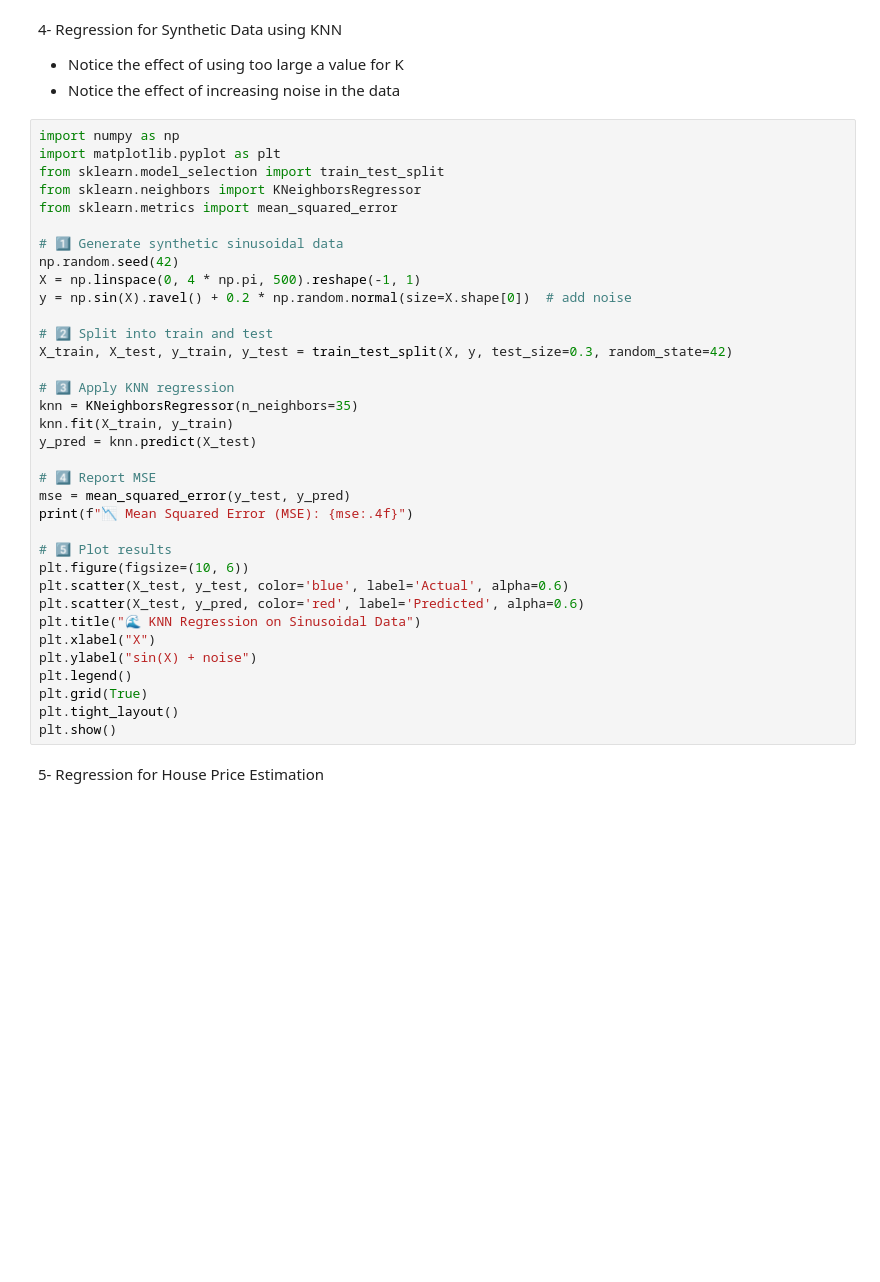
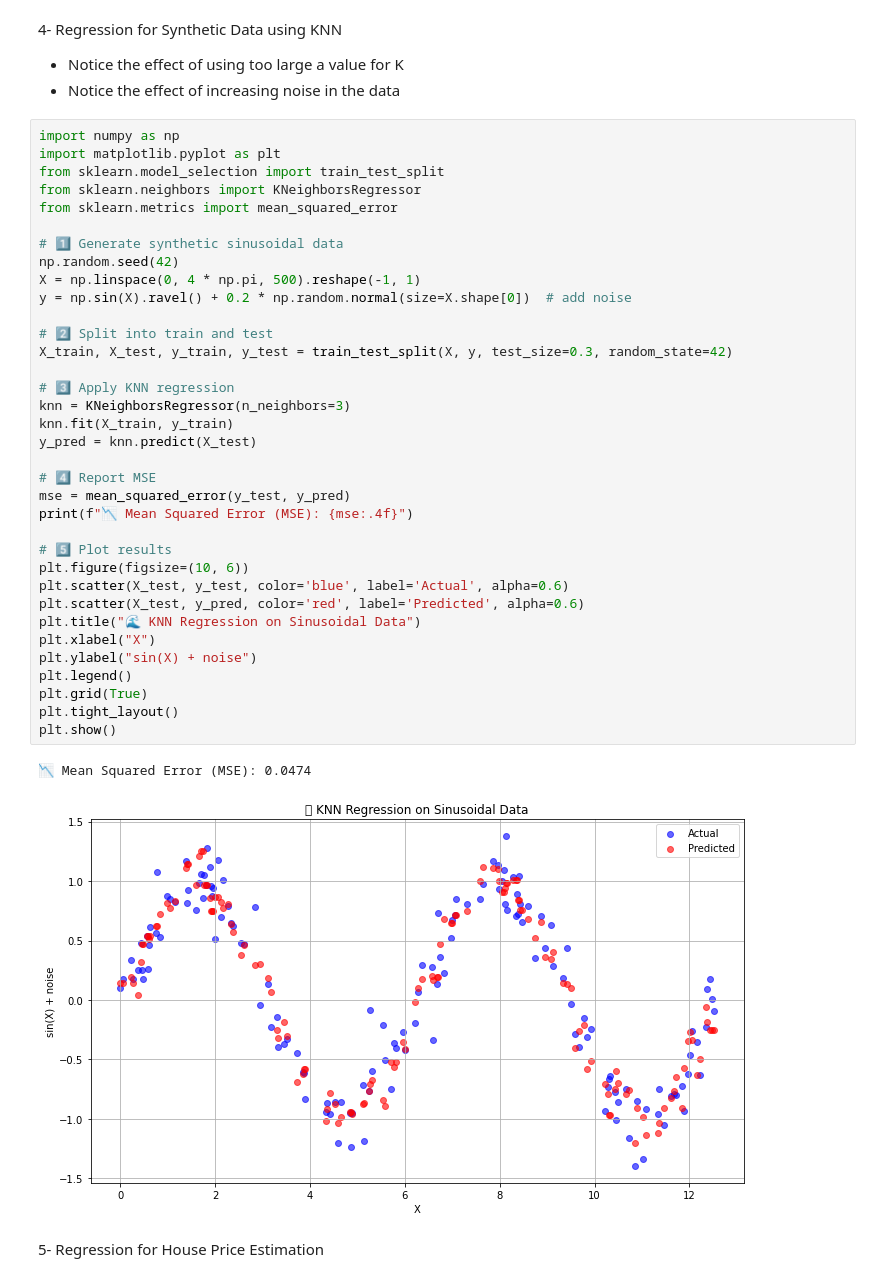
Before and after one commit to 4mbilal/MLexperiments, a Jupyter notebook: ML_Basics/Ex01_KNN_Classification_Regression.ipynb, the cells around one changed output. Cells and saved outputs as stored; diff of their text form; blank space fills up the shorter version.

```diff
--- a/ML_Basics/Ex01_KNN_Classification_Regression.ipynb
+++ b/ML_Basics/Ex01_KNN_Classification_Regression.ipynb
@@ -206,34 +266,37 @@ from sklearn.model_selection import train_test_split
 from sklearn.neighbors import KNeighborsRegressor
 from sklearn.metrics import mean_squared_error
 
 # 1️⃣ Generate synthetic sinusoidal data
 np.random.seed(42)
 X = np.linspace(0, 4 * np.pi, 500).reshape(-1, 1)
 y = np.sin(X).ravel() + 0.2 * np.random.normal(size=X.shape[0])  # add noise
 
 # 2️⃣ Split into train and test
 X_train, X_test, y_train, y_test = train_test_split(X, y, test_size=0.3, random_state=42)
 
 # 3️⃣ Apply KNN regression
-knn = KNeighborsRegressor(n_neighbors=35)
+knn = KNeighborsRegressor(n_neighbors=3)
 knn.fit(X_train, y_train)
 y_pred = knn.predict(X_test)
 
 # 4️⃣ Report MSE
 mse = mean_squared_error(y_test, y_pred)
 print(f"📉 Mean Squared Error (MSE): {mse:.4f}")
 
 # 5️⃣ Plot results
 plt.figure(figsize=(10, 6))
 plt.scatter(X_test, y_test, color='blue', label='Actual', alpha=0.6)
 plt.scatter(X_test, y_pred, color='red', label='Predicted', alpha=0.6)
 plt.title("🌊 KNN Regression on Sinusoidal Data")
 plt.xlabel("X")
 plt.ylabel("sin(X) + noise")
 plt.legend()
 plt.grid(True)
 plt.tight_layout()
 plt.show()
+# %% [output]
+📉 Mean Squared Error (MSE): 0.0474
+[figure, added]
 # %% [markdown]
 5- Regression for House Price Estimation
 # %%
```
Also changed, not shown: parts of 5 cells of this notebook.
